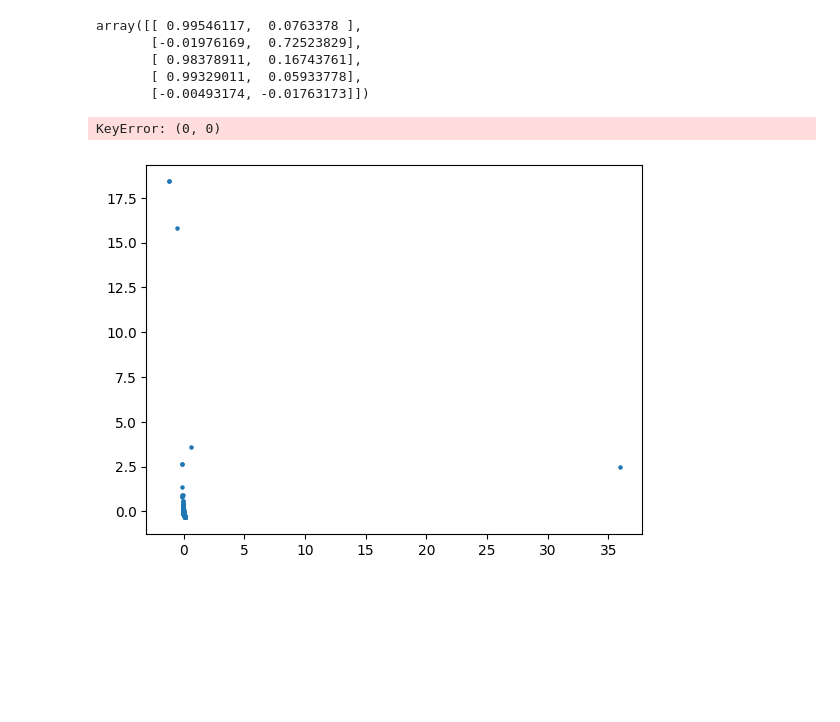
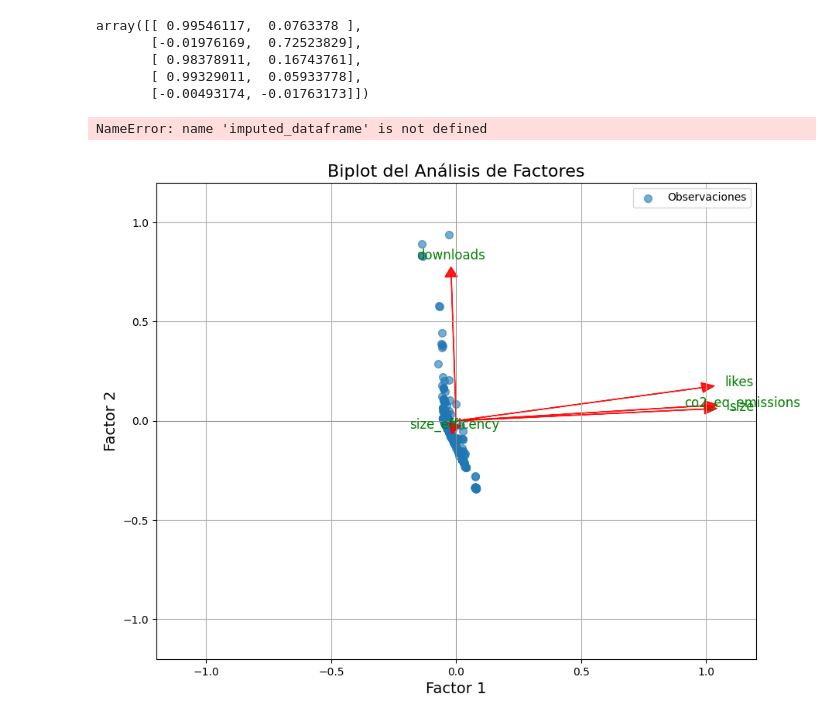
Before and after one commit to jufegare000/hugging-face-co2-multivariate-analysis, a Jupyter notebook: notebooks/3_analisis_factores.ipynb, the cells around one changed output. Saved outputs shown, nothing was run; the diff lists cells and outputs as text; code cells hidden in the pictures; blank space fills up the shorter version.

```diff
--- a/notebooks/3_analisis_factores.ipynb
+++ b/notebooks/3_analisis_factores.ipynb
@@ -254,26 +244,78 @@ array([[ 0.99546117,  0.0763378 ],
        [-0.00493174, -0.01763173]])
 # %%
 puntuaciones_factoriales = fa.transform(df_scaled)
+# %%
+imputed_dataframe
+# %% [output]
+NameError: name 'imputed_dataframe' is not defined
+# %%
+def biplot_mejorado(score, coeff, labels=None):
+    # ... código existente ...
+    plt.xlabel("Factor 1")
+    plt.ylabel("Factor 2")
+
+    # Calcular los límites para que el biplot sea visible
+    # y los ejes sean simétricos
+    limit = max(np.max(np.abs(score)), np.max(np.abs(coeff))) * 1.2
+    plt.xlim(-limit, limit)
+    plt.ylim(-limit, limit)
+
+    plt.grid()
+    plt.show()
 # %%
-def biplot(score, coeff, labels=None):
-    # ... tu código de función biplot ...
+scaler = StandardScaler()
+df_scaled = scaler.fit_transform(imputed_dartaframe)
+
+# La función fit_transform devuelve un array de NumPy.
+# Lo convertimos de nuevo a DataFrame para mantener los nombres de las columnas.
+df_scaled = pd.DataFrame(df_scaled, columns=imputed_dartaframe.columns)
+
+# --- Paso 3: Realiza el Análisis de Factores Principales ---
+fa = FactorAnalyzer(n_factors=2, rotation='varimax')
+fa.fit(df_scaled)
+
+# --- Paso 4: Obtén las cargas y puntuaciones ---
+cargas_factoriales = fa.loadings_
+puntuaciones_factoriales = fa.transform(df_scaled)
+
+# --- Paso 5: Define la función biplot mejorada ---
+# Esta función es más robusta y maneja mejor los diferentes tipos de datos.
+def biplot_mejorado(score, coeff, labels=None):
     xs = score[:, 0]
     ys = score[:, 1]
     n = coeff.shape[0]
-    plt.scatter(xs, ys, s=5)
+    plt.figure(figsize=(10, 8)) # Ajustar el tamaño del gráfico
+
+    # Graficar las observaciones
+    plt.scatter(xs, ys, s=50, alpha=0.6, label='Observaciones')
+
+    # Asegurar que las cargas sean un array de NumPy
+    if isinstance(coeff, pd.DataFrame):
+        coeff = coeff.values
+
+    # Graficar las flechas de las variables
     for i in range(n):
-        plt.arrow(0, 0, coeff[i, 0], coeff[i, 1], color='r', alpha=0.5)
+        plt.arrow(0, 0, coeff[i, 0], coeff[i, 1], color='r', alpha=0.9, head_width=0.05, head_length=0.05)
         if labels is None:
-            plt.text(coeff[i, 0] * 1.15, coeff[i, 1] * 1.15, "Var" + str(i + 1), color='g', ha='center', va='center')
+            plt.text(coeff[i, 0] * 1.15, coeff[i, 1] * 1.15, "Var" + str(i + 1), color='g', ha='center', va='center', fontsize=12)
         else:
-            plt.text(coeff[i, 0] * 1.15, coeff[i, 1] * 1.15, labels[i], color='g', ha='center', va='center')
-    plt.xlabel("Factor 1")
-    plt.ylabel("Factor 2")
+            plt.text(coeff[i, 0] * 1.15, coeff[i, 1] * 1.15, labels[i], color='g', ha='center', va='center', fontsize=12)
+
+    # Ajustar los límites de los ejes para una mejor visualización
+    # Se utiliza un valor fijo para asegurarse de que las flechas se vean claramente
+    plt.xlim(-1.2, 1.2)
+    plt.ylim(-1.2, 1.2)
+
+    plt.xlabel("Factor 1", fontsize=14)
+    plt.ylabel("Factor 2", fontsize=14)
+    plt.title('Biplot del Análisis de Factores', fontsize=16)
     plt.grid()
+    plt.axhline(0, color='gray', lw=0.5)
+    plt.axvline(0, color='gray', lw=0.5)
+    plt.legend()
     plt.show()
 
-# 3. Llamar a la función biplot con los resultados del PFA
-biplot(puntuaciones_factoriales, factor_loadings, labels=df_scaled.columns)
+# --- Paso 6: Llama a la función con los resultados del análisis ---
+biplot_mejorado(puntuaciones_factoriales, cargas_factoriales, labels=df_scaled.columns)
 # %% [output]
-KeyError: (0, 0)
-[figure, old version]
+[figure, new version]
```
Also changed, not shown: parts of 3 cells of this notebook.
